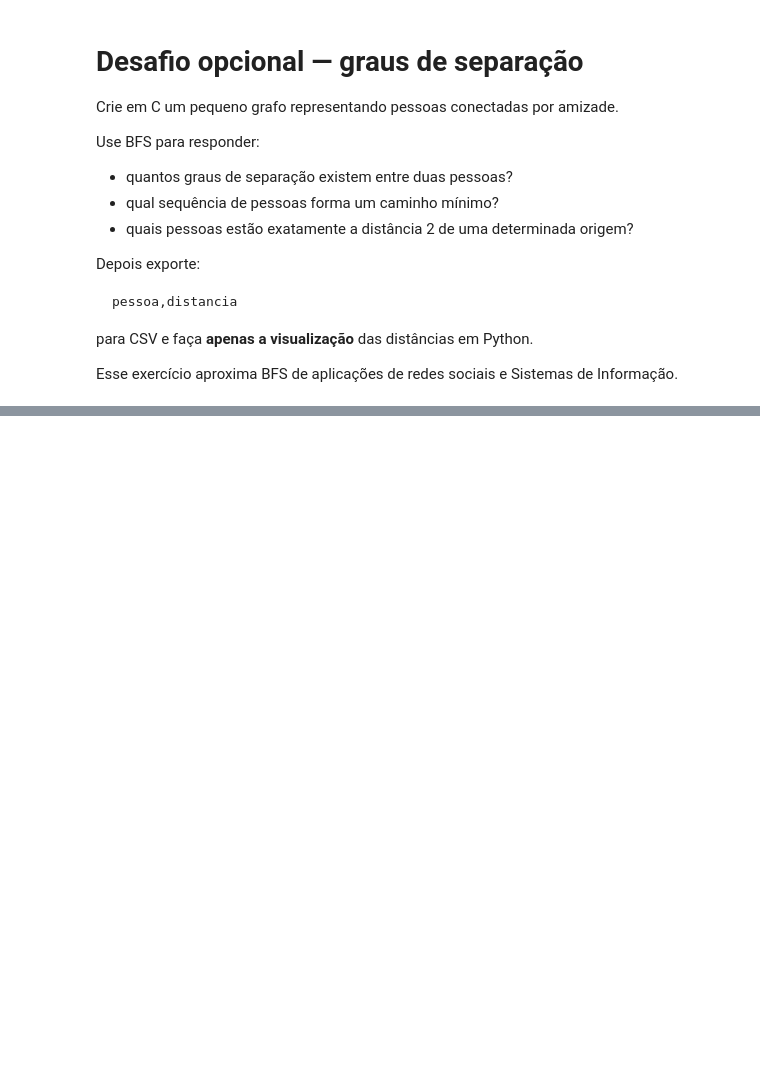
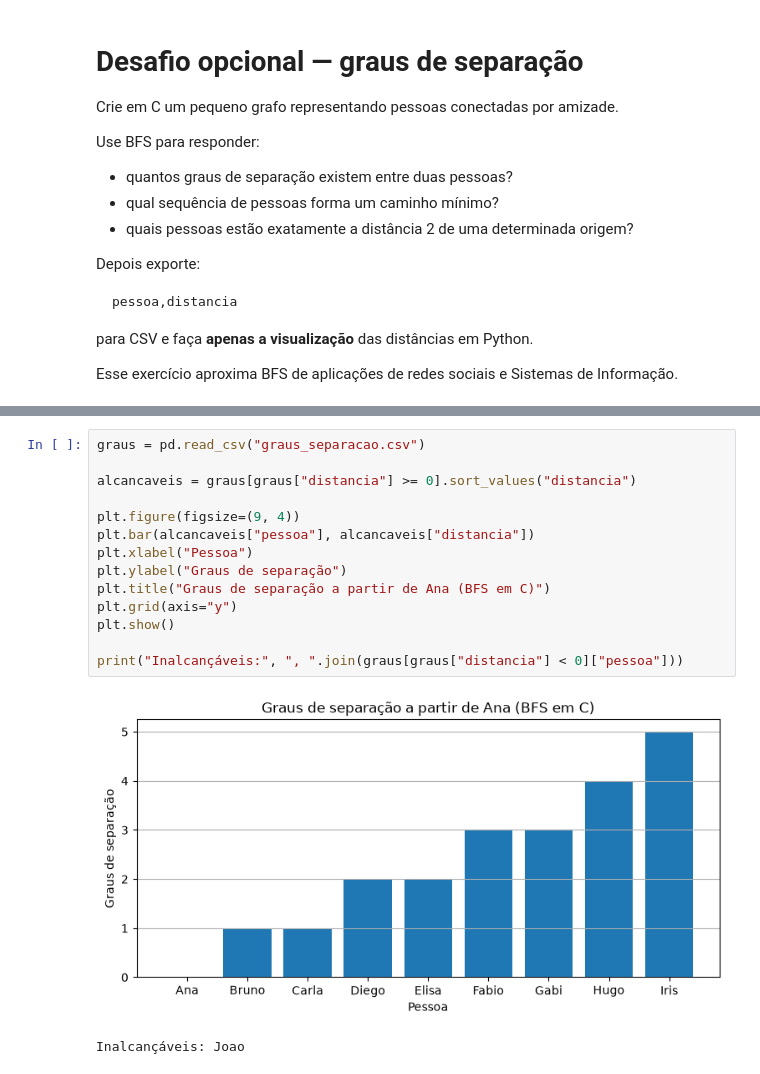
Before and after one commit to NunesAzevedo/icc2Activities, a Jupyter notebook: tarefa06/BFS_Busca_em_Largura_C_com_Python_ALUNOS.ipynb, the cells around one changed output, grey strips where cells are left out. Drawn from its saved outputs; the diff is of its cells as text; blank space fills up the shorter version.

```diff
--- a/tarefa06/BFS_Busca_em_Largura_C_com_Python_ALUNOS.ipynb
+++ b/tarefa06/BFS_Busca_em_Largura_C_com_Python_ALUNOS.ipynb
@@ -1540,0 +2111,17 @@ Esse exercício aproxima BFS de aplicações de redes sociais e Sistemas de Info
+# %%
+graus = pd.read_csv("graus_separacao.csv")
+
+alcancaveis = graus[graus["distancia"] >= 0].sort_values("distancia")
+
+plt.figure(figsize=(9, 4))
+plt.bar(alcancaveis["pessoa"], alcancaveis["distancia"])
+plt.xlabel("Pessoa")
+plt.ylabel("Graus de separação")
+plt.title("Graus de separação a partir de Ana (BFS em C)")
+plt.grid(axis="y")
+plt.show()
+
+print("Inalcançáveis:", ", ".join(graus[graus["distancia"] < 0]["pessoa"]))
+# %% [output]
+[figure, added]
+Inalcançáveis: Joao
```
Also changed, not shown: parts of 47 cells of this notebook, 26 other files.
